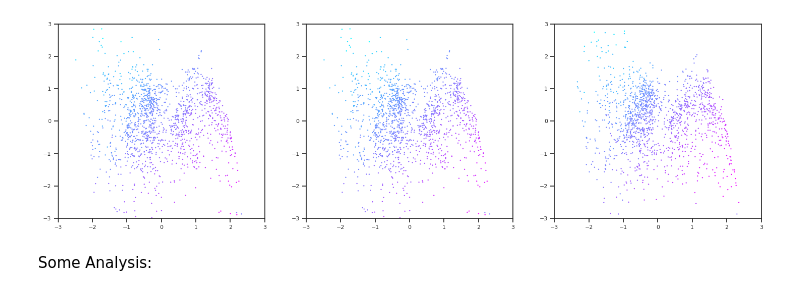
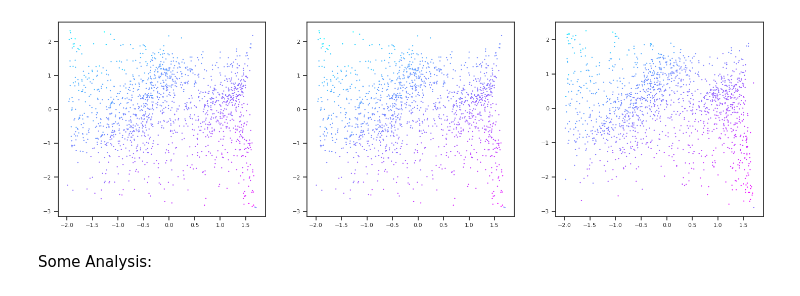
Before and after one commit to FatulM/house-price-prediction, a Jupyter notebook: notebooks/keras-autoencoder-pca-y.ipynb, the cells around one changed output. Cells and saved outputs as stored; diff of their text form; code cells hidden in the pictures.

```diff
--- a/notebooks/keras-autoencoder-pca-y.ipynb
+++ b/notebooks/keras-autoencoder-pca-y.ipynb
@@ -142,24 +142,18 @@ plt.show()
 # %%
 pca = PCA(n_components=2, whiten=True, random_state=1)
 Zp = pca.fit_transform(Z)
 Ztp = pca.transform(Zt)
 
 plt.figure(figsize=(18, 5))
 plt.subplot(1,3,1)
 plt.scatter(Zp[:,0], Zp[:,1], s=2, c=train_y, cmap="cool", marker=".")
-plt.xlim(-3, 3)
-plt.ylim(-3, 3)
 plt.subplot(1,3,2)
 plt.scatter(Zp[:,0], Zp[:,1], s=2, c=train_y_pred, cmap="cool", marker=".")
-plt.xlim(-3, 3)
-plt.ylim(-3, 3)
 plt.subplot(1,3,3)
 plt.scatter(Ztp[:,0], Ztp[:,1], s=2, c=test_y_pred, cmap="cool", marker=".")
-plt.xlim(-3, 3)
-plt.ylim(-3, 3)
 plt.show()
 # %% [output]
-[figure, old version]
+[figure, new version]
 # %% [markdown]
 Some Analysis:
 # %%
```
Also changed, not shown: parts of 4 cells of this notebook.
